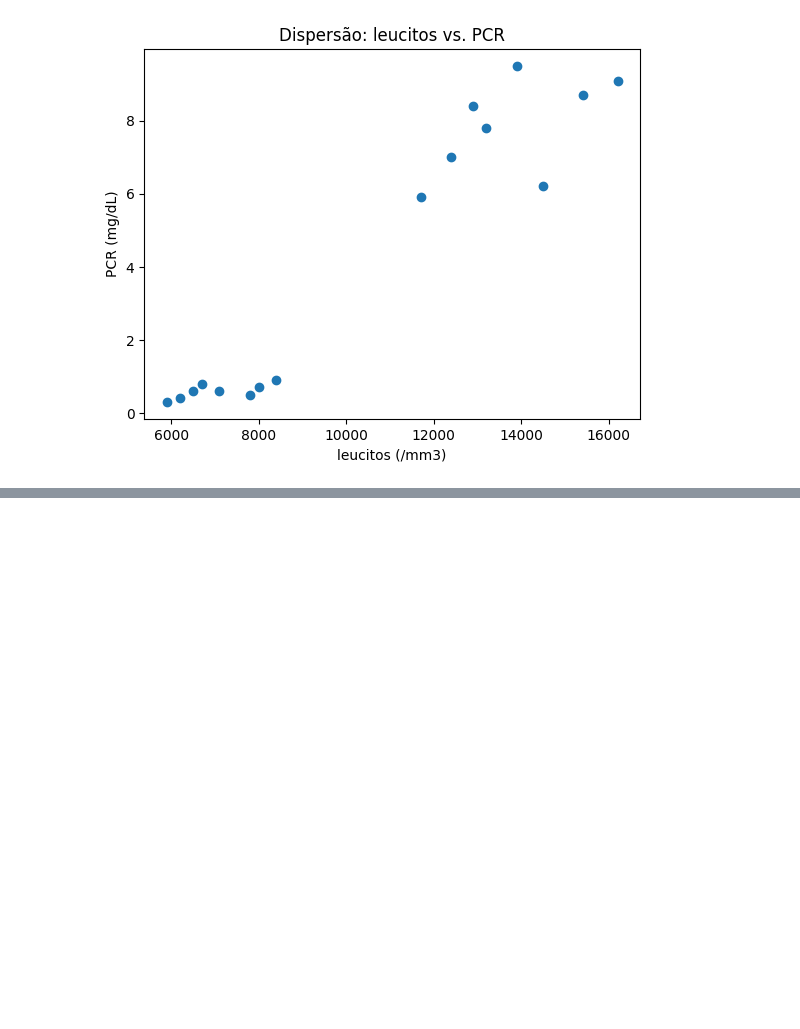
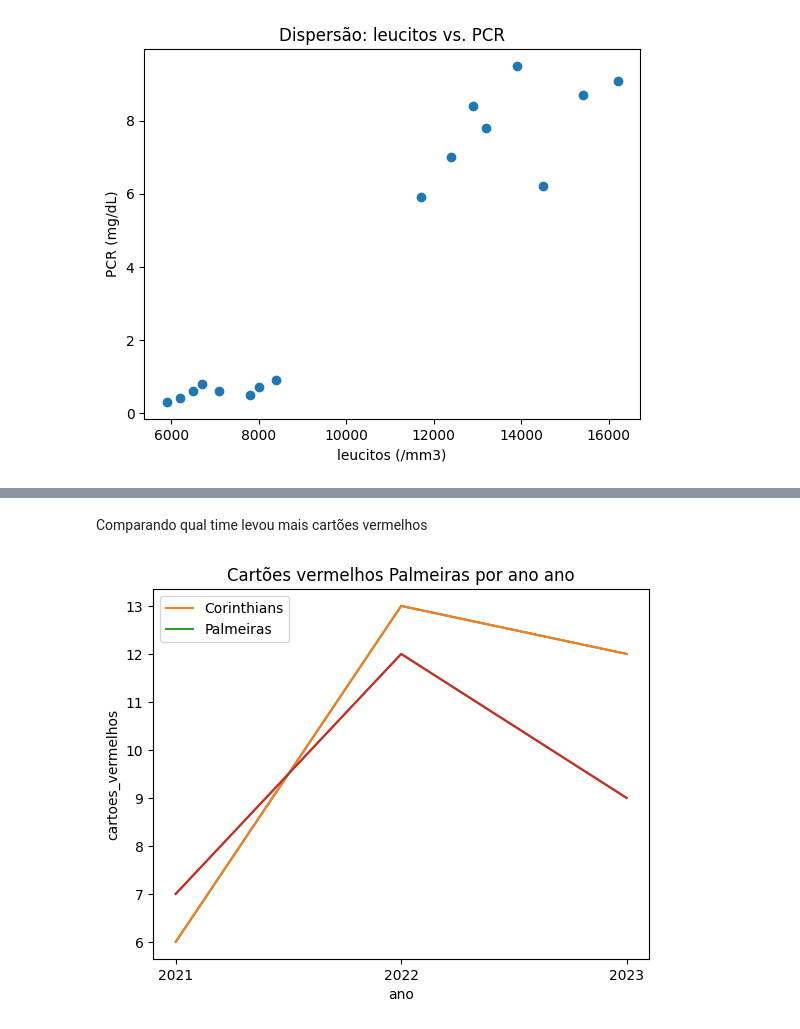
Before and after one commit to Data-Vitor/fiap-data-science, a Jupyter notebook: nemec-estatistica/cap02-ferramentas-pratica.ipynb, the cells around one changed output, grey strips where cells are left out. Drawn from its saved outputs; the diff is of its cells as text; code cells hidden in the pictures; blank space fills up the shorter version.

```diff
--- a/nemec-estatistica/cap02-ferramentas-pratica.ipynb
+++ b/nemec-estatistica/cap02-ferramentas-pratica.ipynb
@@ -150,0 +174,33 @@ plt.show()
+# %% [markdown]
+Comparando qual time levou mais cartões vermelhos
+# %%
+import pandas as pd
+import matplotlib.pyplot as plt
+
+df = pd.read_csv('/content/drive/MyDrive/datasets/jogadores_futebol.csv')
+dfp = df[df['time'] == 'Palmeiras']
+dfc = df[df['time'] == 'Corinthians']
+
+v1 = dfp.groupby('ano')['cartoes_vermelhos'].sum()
+v2 = dfc.groupby('ano')['cartoes_vermelhos'].sum()
+
+anos = sorted(dfp['ano'].unique())
+plt.xticks(anos)
+
+
+plt.plot(v2)
+
+
+
+plt.plot(v2, label='Corinthians')
+plt.plot(v1, label='Palmeiras')
+plt.legend()
+
+
+plt.plot(v1)
+plt.title('Cartões vermelhos Palmeiras por ano ano')
+plt.xlabel('ano')
+plt.ylabel('cartoes_vermelhos')
+plt.show()
+# %% [output]
+[figure, added]
```
Also changed, not shown: parts of 13 cells of this notebook.
